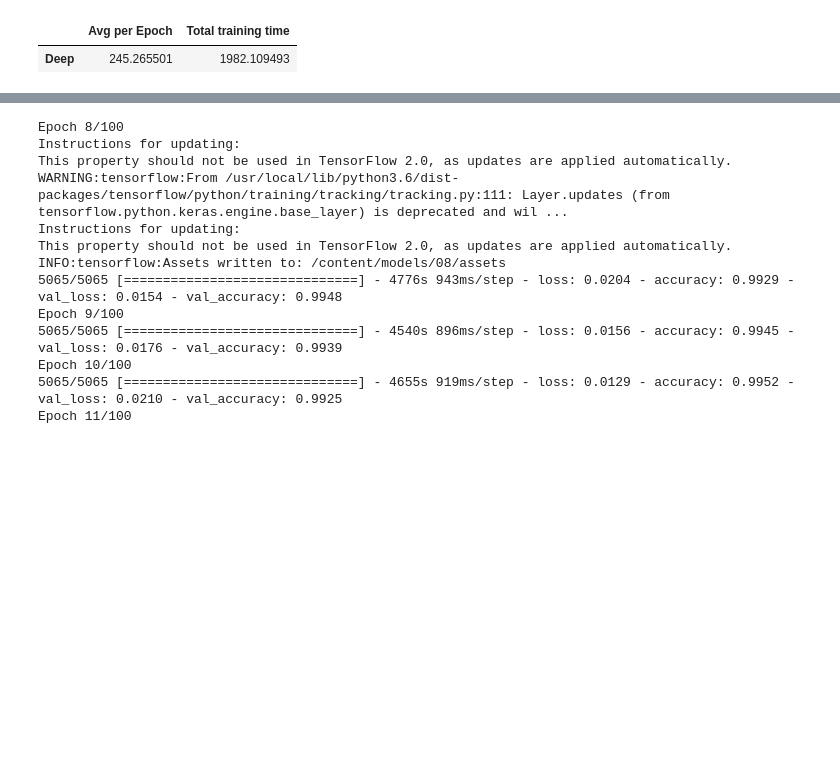
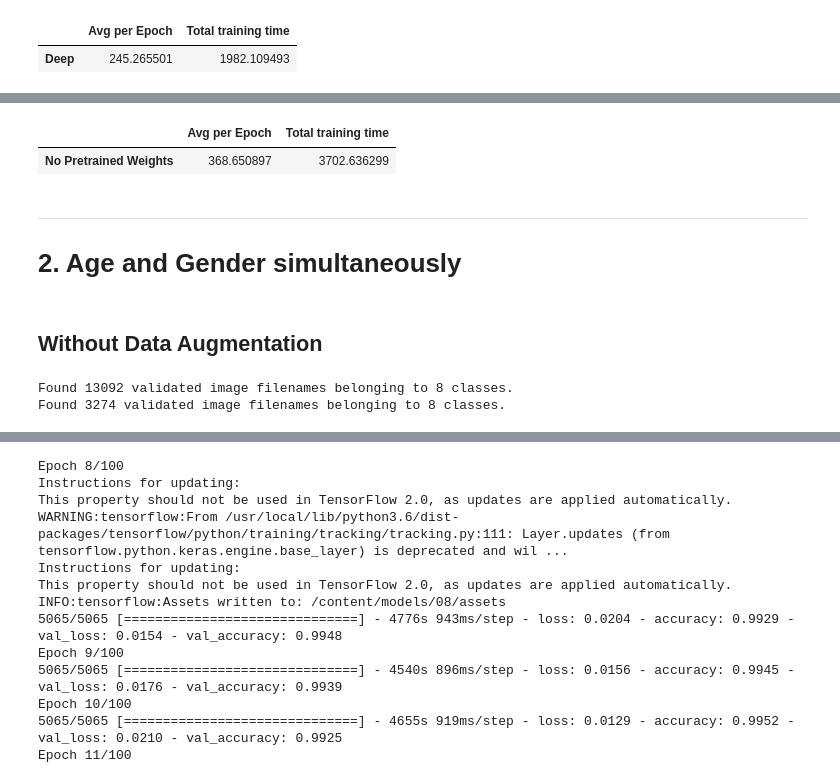
Before and after one commit to poonsinta96/GenderFacialRecognition, a Jupyter notebook: CZ4042_Project.ipynb, the cells around one changed output, grey strips where cells are left out. Cells and saved outputs as stored; diff of their text form; code cells hidden in the pictures; blank space fills up the shorter version.

```diff
--- a/CZ4042_Project.ipynb
+++ b/CZ4042_Project.ipynb
@@ -653,0 +740,41 @@ pd.DataFrame([[sum(time_callback.times[1:])/len(time_callback.times[1:]),sum(tim
+# %%
+pd.DataFrame([[sum(time_callback.times[1:])/len(time_callback.times[1:]),sum(time_callback.times)]],
+             ['No Pretrained Weights'],
+             ['Avg per Epoch', 'Total training time'])
+# %% [output]
+|  | Avg per Epoch | Total training time |
+| No Pretrained Weights | 368.650897 | 3702.636299 |
+# %% [markdown]
+
+
+---
+
+# 2. Age and Gender simultaneously
+# %% [markdown]
+## Without Data Augmentation
+# %%
+# Create generators for train and test sets for age
+
+image_generator = tf.keras.preprocessing.image.ImageDataGenerator(rescale=1./255)
+train_data_gen = image_generator.flow_from_dataframe(train_df,
+                                                     directory='/content/aligned/',
+                                                     x_col='filepath',
+                                                     y_col='age',
+                                                     target_size=(IMG_HEIGHT,IMG_WIDTH),
+                                                     class_mode='categorical',
+                                                     batch_size=BATCH_SIZE,
+                                                     shuffle=True,
+                                                     seed=SEED)
+
+test_data_gen = image_generator.flow_from_dataframe(test_df,
+                                                    directory='/content/aligned/',
+                                                    x_col='filepath',
+                                                    y_col='age',
+                                                    target_size=(IMG_HEIGHT,IMG_WIDTH),
+                                                    class_mode='categorical',
+                                                    batch_size=BATCH_SIZE,
+                                                    shuffle=False,
+                                                    seed=SEED)
+# %% [output]
+Found 13092 validated image filenames belonging to 8 classes.
+Found 3274 validated image filenames belonging to 8 classes.
```
Also changed, not shown: parts of 66 cells of this notebook.
